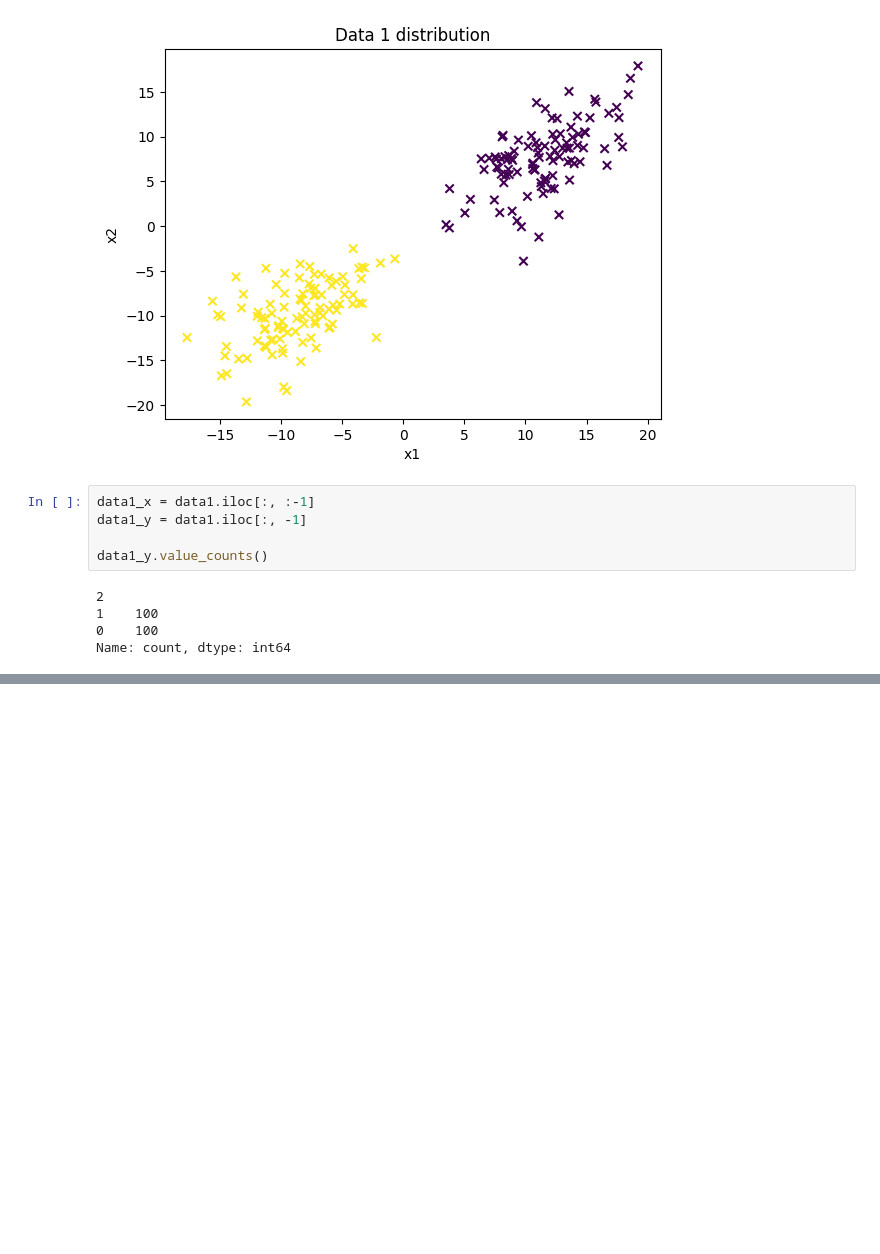
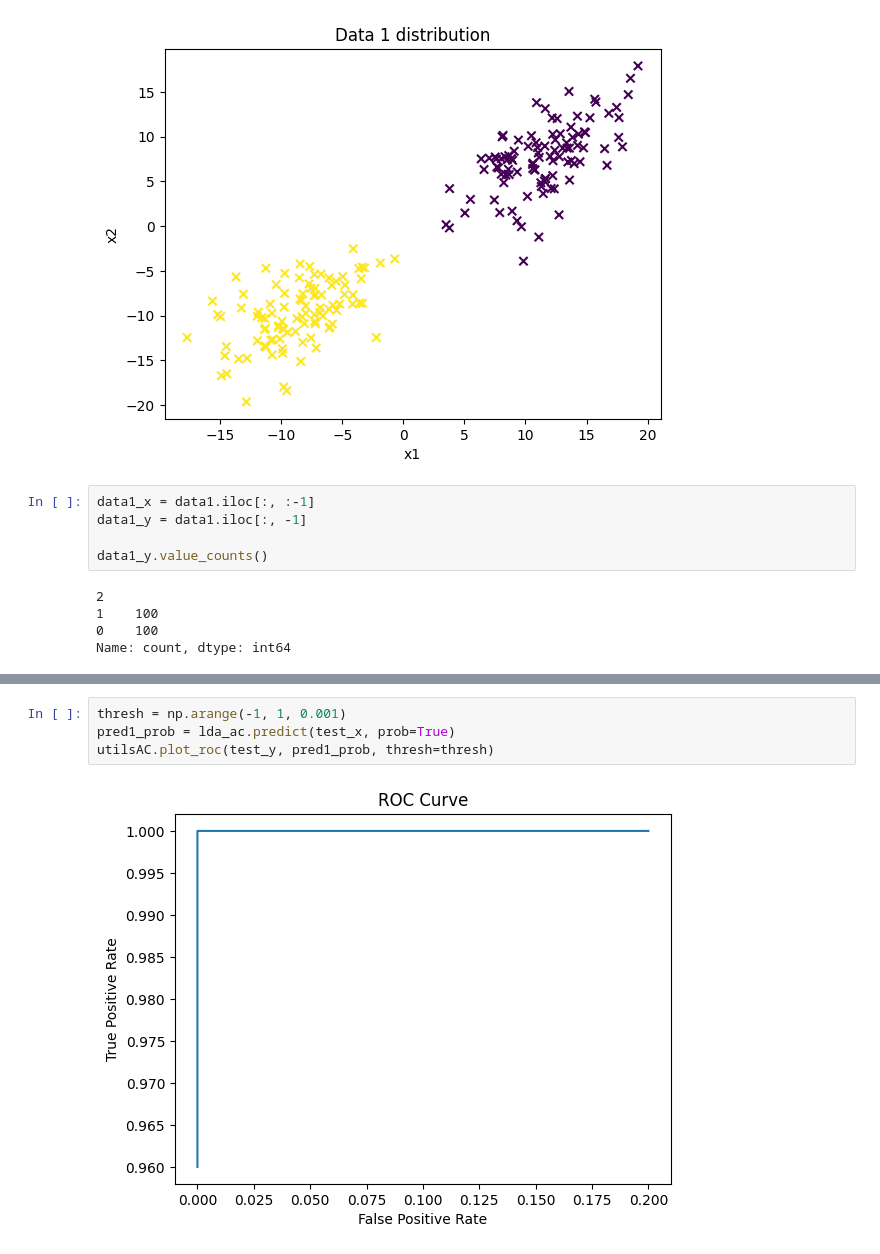
Before and after one commit to AbinashChetia/gda_ac, a Jupyter notebook: example.ipynb, the cells around one changed output, grey strips where cells are left out. Cells and saved outputs as stored; diff of their text form; blank space fills up the shorter version.

```diff
--- a/example.ipynb
+++ b/example.ipynb
@@ -105,0 +57,6 @@ plt.show()
+# %%
+thresh = np.arange(-1, 1, 0.001)
+pred1_prob = lda_ac.predict(test_x, prob=True)
+utilsAC.plot_roc(test_y, pred1_prob, thresh=thresh)
+# %% [output]
+[figure, added]
```
Also changed, not shown: parts of 10 cells of this notebook, 5 other files.
